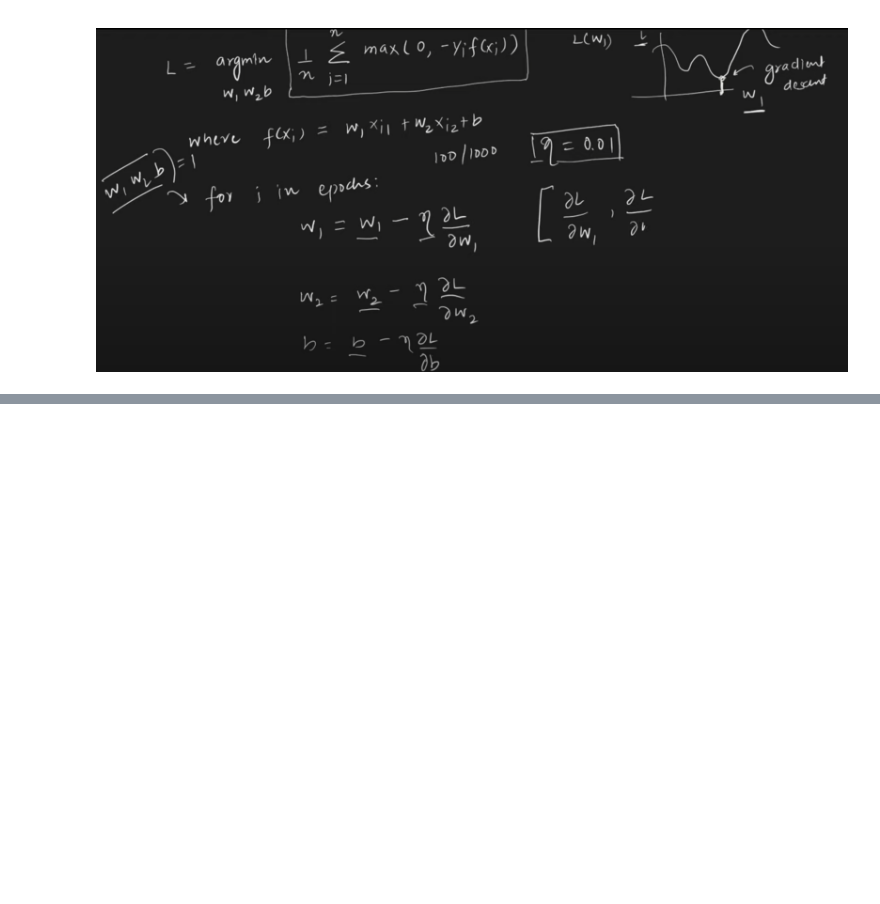
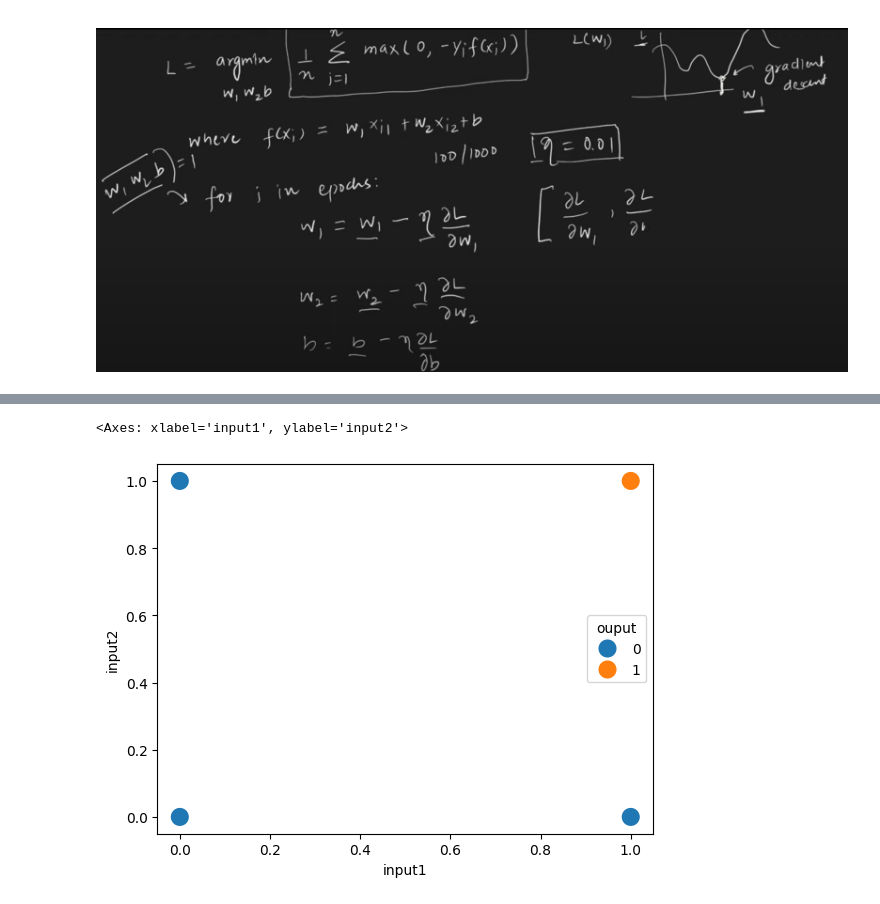
Before and after one commit to AM-Ankitgit/Complete-Deep-Learning-Algorithms, a Jupyter notebook: Perceprton/Perceptron Loss Function Hinge Loss Binar cross entropy.ipynb, the cells around one changed output, grey strips where cells are left out. Cells and saved outputs as stored; diff of their text form; code cells hidden in the pictures; blank space fills up the shorter version.

```diff
--- a/Perceprton/Perceptron Loss Function Hinge Loss Binar cross entropy.ipynb
+++ b/Perceprton/Perceptron Loss Function Hinge Loss Binar cross entropy.ipynb
@@ -47,0 +74,4 @@ contribution of loss function in  different way
+# %%
+or_data = pd.DataFrame()
+and_data = pd.DataFrame()
+xor_data = pd.DataFrame()
@@ -47,0 +82,4 @@ contribution of loss function in  different way
+# %%
+and_data['input1']=[1,1,0,0]
+and_data['input2']=[1,0,1,0]
+and_data['ouput']=[1,0,0,0]
@@ -47,0 +92,5 @@ contribution of loss function in  different way
+# %%
+sns.scatterplot(x=and_data['input1'],y=and_data['input2'],hue=and_data['ouput'],s=200)
+# %% [output]
+<Axes: xlabel='input1', ylabel='input2'>
+[figure, added]
```
Also changed, not shown: parts of 19 cells of this notebook, 3 other files.
